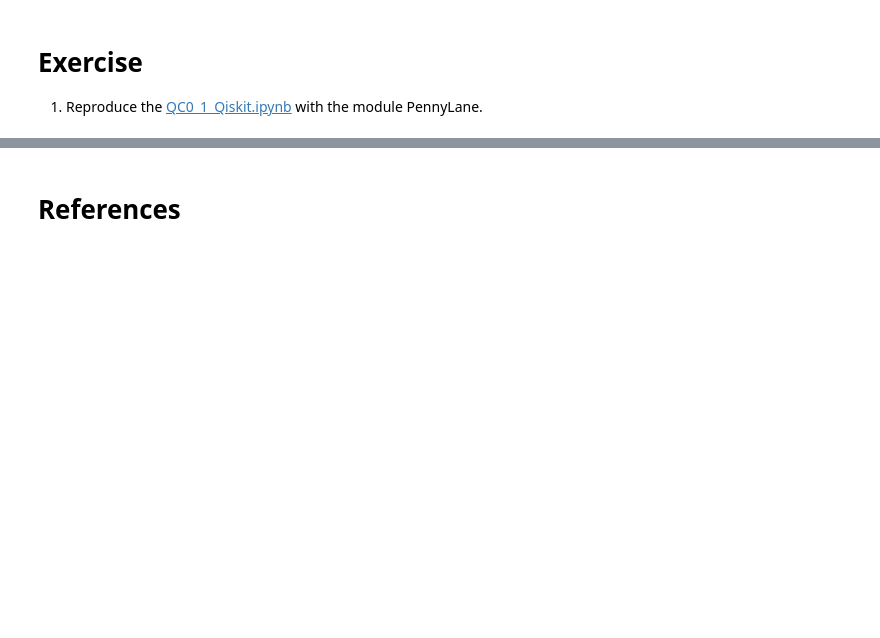
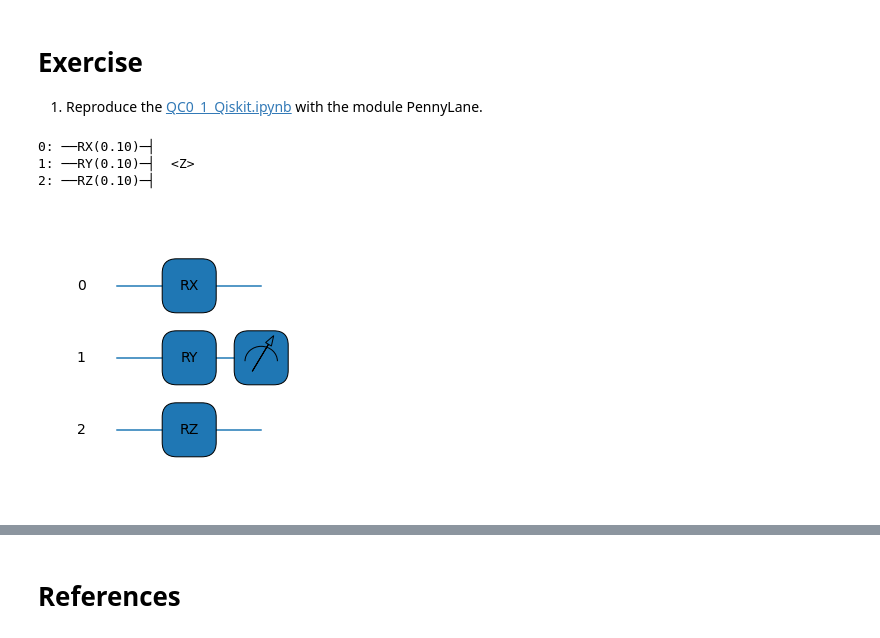
Before and after one commit to jaorduz/IntroQuantumCompu, a Jupyter notebook: NB_1/QC0_6_PennyLane.ipynb, the cells around one changed output, grey strips where cells are left out. Cells and saved outputs as stored; diff of their text form; code cells hidden in the pictures; blank space fills up the shorter version.

```diff
--- a/NB_1/QC0_6_PennyLane.ipynb
+++ b/NB_1/QC0_6_PennyLane.ipynb
@@ -42,3 +45,21 @@ tensor([1.   , 0.4  , 0.54 , 0.538], requires_grad=True)
+# %%
+@qml.qnode(dev)
+def circuit(x):
+  qml.RX(x, wires=0)
+  qml.RY(x, wires=1)
+  qml.RZ(x, wires=2)
+  return qml.expval(qml.PauliZ(1))
+# %%
+print(qml.draw(circuit)(0.1)) # random numbers
+# %% [output]
+0: ──RX(0.10)─┤
+1: ──RY(0.10)─┤  <Z>
+2: ──RZ(0.10)─┤
+# %%
+fig, ax = qml.draw_mpl(circuit)(0.1)
+plt.show()
+# %% [output]
+[figure, added]
 # %%
 from platform import python_version
 print("python version: ", python_version())
```
Also changed, not shown: parts of 5 cells of this notebook, 5 other files.
